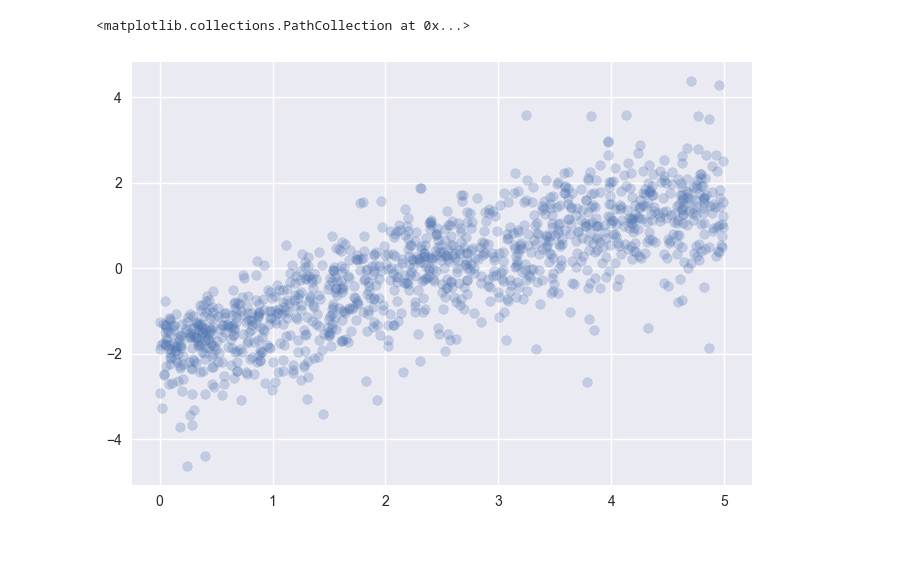
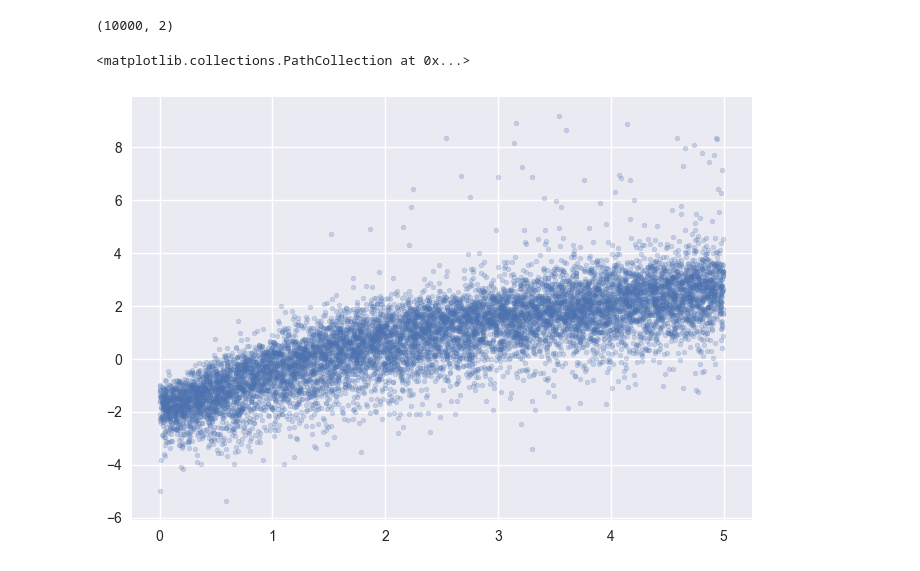
Before and after one commit to noaham/sigsen, a Jupyter notebook: examples/example.ipynb, the cells around one changed output. Drawn from its saved outputs; the diff is of its cells as text; code cells hidden in the pictures.

Commit message:
Added 3x3 noise to error data

```diff
--- a/examples/example.ipynb
+++ b/examples/example.ipynb
@@ -33,10 +36,11 @@ record_data_point(1000)
 # %%
 fig, ax = plt.subplots()
-dat = np.load('dat.npy', allow_pickle=True)
+dat = np.load('dat3x3.npy', allow_pickle=True)
 print(dat.shape)
 noise = dat[:, 0]
 log_error = np.log(dat[:, 1])
-ax.scatter(noise, log_error, alpha=0.25)
+ax.scatter(noise, log_error, alpha=0.25, marker='.')
 # %% [output]
-<matplotlib.collections.PathCollection at 0x...>
+(10000, 2)
+<matplotlib.collections.PathCollection at 0x...>
-[figure, old version]
+[figure, new version]
```
Also changed, not shown: parts of 5 cells of this notebook, 1 other file.
